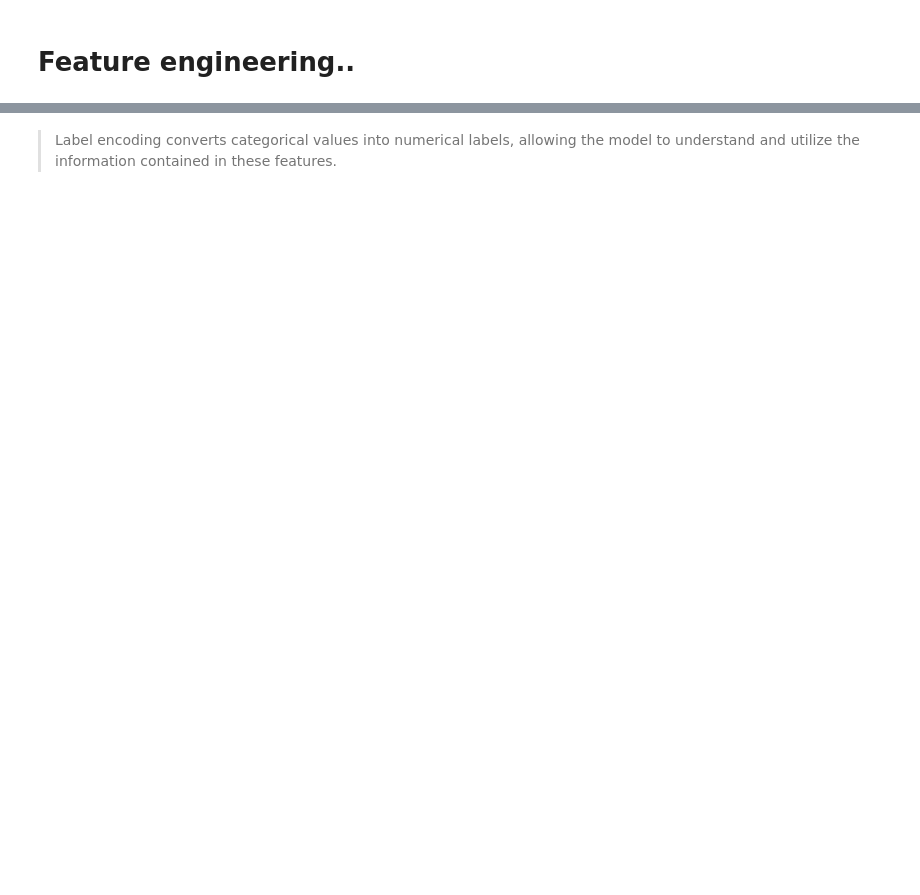
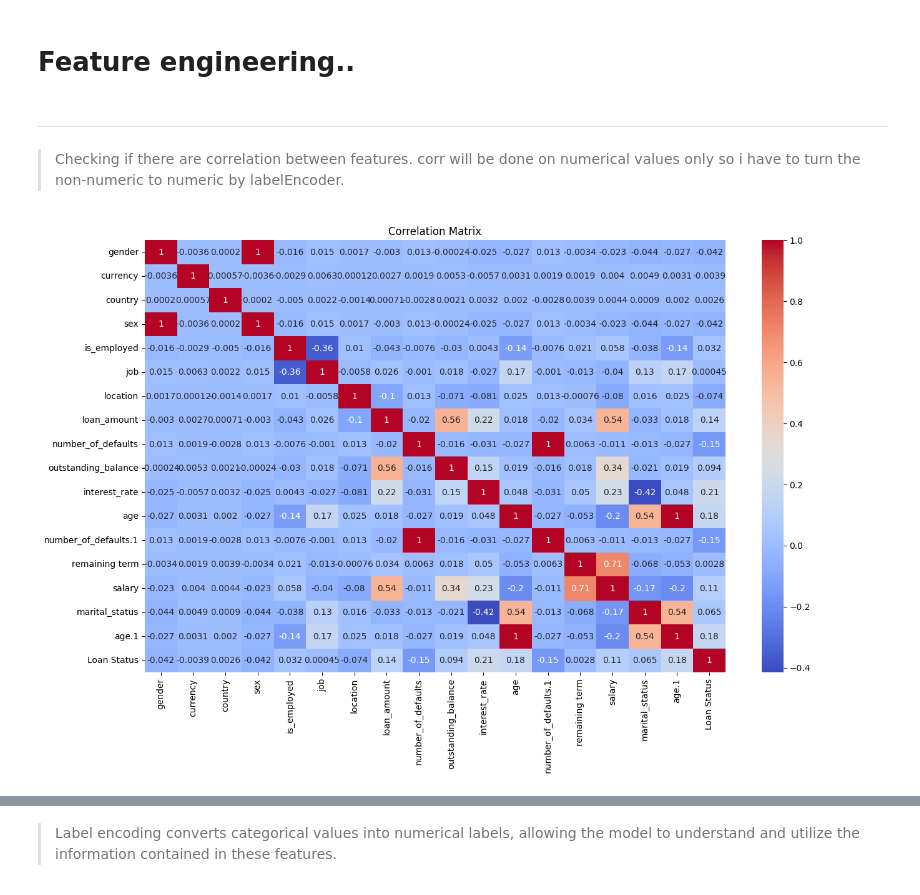
Before and after one commit to RonChits/Default-Probability, a Jupyter notebook: Default_Probability.ipynb, the cells around one changed output, grey strips where cells are left out. Saved outputs shown, nothing was run; the diff lists cells and outputs as text; code cells hidden in the pictures; blank space fills up the shorter version.

```diff
--- a/Default_Probability.ipynb
+++ b/Default_Probability.ipynb
@@ -956,3 +963,31 @@ df = df[df["remaining term"]<80]
 >
 # %% [markdown]
 # Feature engineering..
+# %% [markdown]
+
+
+---
+>Checking if there are correlation between features.
+corr will be done on numerical values only so i have to turn the non-numeric  to numeric by labelEncoder.
+# %%
+# Drop the 'disbursemet_date' and loan_id column
+dd= ['disbursemet_date','loan_id']
+df = df.drop(dd, axis=1)
+# Select non-numeric columns
+non_numeric_cols = df.select_dtypes(exclude=['number']).columns
+
+# Apply LabelEncoder to each non-numeric column
+for col in non_numeric_cols:
+    le = LabelEncoder()
+    df[col] = le.fit_transform(df[col])
+# %%
+# Calculate correlation matrix (if you haven't already)
+corr_matrix = df.corr()
+
+# Create heatmap
+plt.figure(figsize=(15, 9))  # Adjust figure size as needed
+sns.heatmap(corr_matrix, annot=True, cmap='coolwarm')
+plt.title('Correlation Matrix')
+plt.show()
+# %% [output]
+[figure, added]
```
Also changed, not shown: parts of 28 cells of this notebook.
